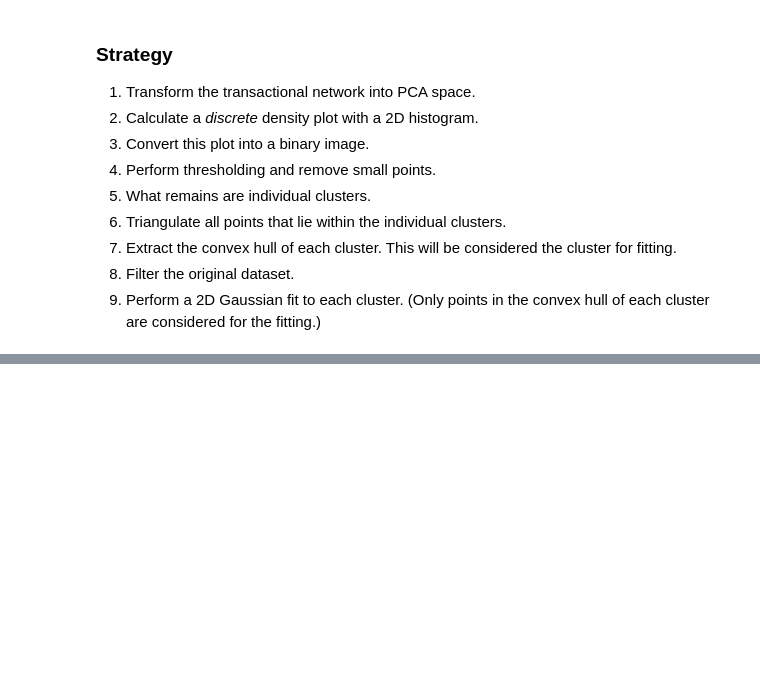
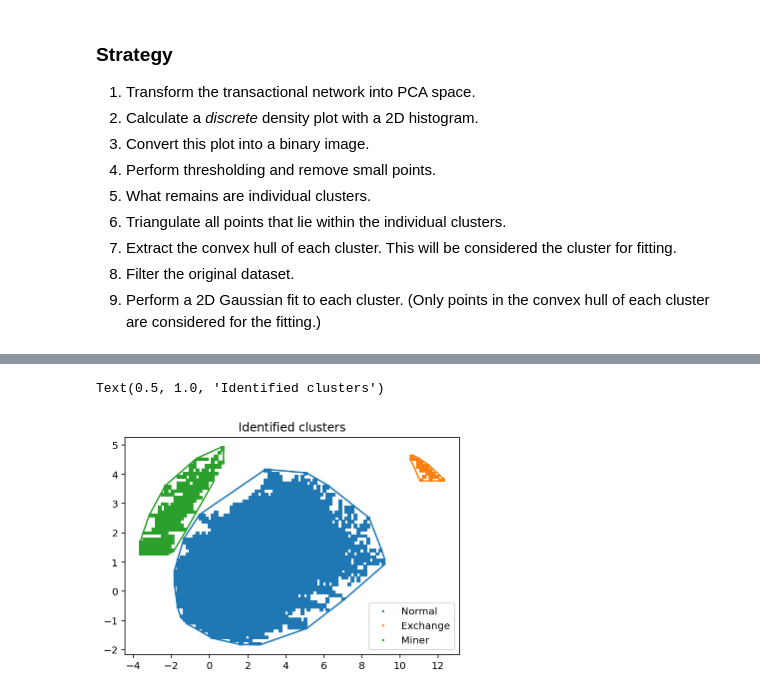
Before and after one commit to beng-starboard/transaction-flow, a Jupyter notebook: notebooks/Probabilistic archetype inference.ipynb, the cells around one changed output, grey strips where cells are left out. Drawn from its saved outputs; the diff is of its cells as text; code cells hidden in the pictures; blank space fills up the shorter version.

```diff
--- a/notebooks/Probabilistic archetype inference.ipynb
+++ b/notebooks/Probabilistic archetype inference.ipynb
@@ -277,0 +234,51 @@ Text(0.5, 1.0, 'Identified clusters')
+# %%
+size_of_each_label = [len(np.argwhere(label_image==n)) for n in range(label_image.max())]
+size_ranking_label = np.argsort(size_of_each_label)[::-1]
+
+coordinates_of_cluster = lambda n: np.argwhere(label_image == n)
+
+rp_dfa = rp_df.sort_values(by='area', ascending=False)
+exchange_idx = size_ranking_label[4] #np.argmax(rp_df.centroid_pca_x.values)
+miner_idx = size_ranking_label[2]
+normal_idx = size_ranking_label[1]
+
+colorlist = ['C0', 'C1', 'C2']
+cluster_list = [normal_idx,exchange_idx, miner_idx]
+cluster_label = ['Normal', 'Exchange', 'Miner']
+normal_pointlist = []
+exchange_pointlist = []
+miner_pointlist = []
+point_masterlist = [normal_pointlist, exchange_pointlist, miner_pointlist]
+
+hull_masterlist = []
+
+ddx = np.gradient(xedges)[0]
+ddy = np.gradient(yedges)[0]
+
+fig, ax1 = plt.subplots()
+
+for cluster_id, cluster_label, pointlist, col in zip(cluster_list, cluster_label, point_masterlist, colorlist):
+    coordinates_exchange = coordinates_of_cluster(cluster_id)
+
+    pce_out = []
+    for pce in coordinates_exchange:
+        pc1 = pce[1] / img.shape[-1] * (xedges[-1] - xedges[0] + ddx) + xedges[0]
+        pc2 = pce[0] / img.shape[0] * (yedges[-1] - yedges[0] + ddy) + yedges[0]
+        pce_out.append([pc1, pc2])
+        pointlist.append([pc1, pc2])
+    pce_out = np.array(pce_out)
+    pointlist = np.array(pointlist)
+
+    ax1.plot(pce_out[:,0], pce_out[:,1], 's', ms=1, label=cluster_label, c=col)
+
+    hull = ConvexHull(pointlist)
+    pointlist = np.array(pointlist)
+    hullarray = np.array(pointlist)[hull.vertices,:]
+    hull_masterlist.append(hullarray)
+    ax1.plot(hullarray[:,0], hullarray[:,1], '-', c=col)
+
+ax1.legend(loc='best')
+ax1.set_title('Identified clusters')
+# %% [output]
+Text(0.5, 1.0, 'Identified clusters')
+[figure, added]
```
Also changed, not shown: parts of 18 cells of this notebook.
